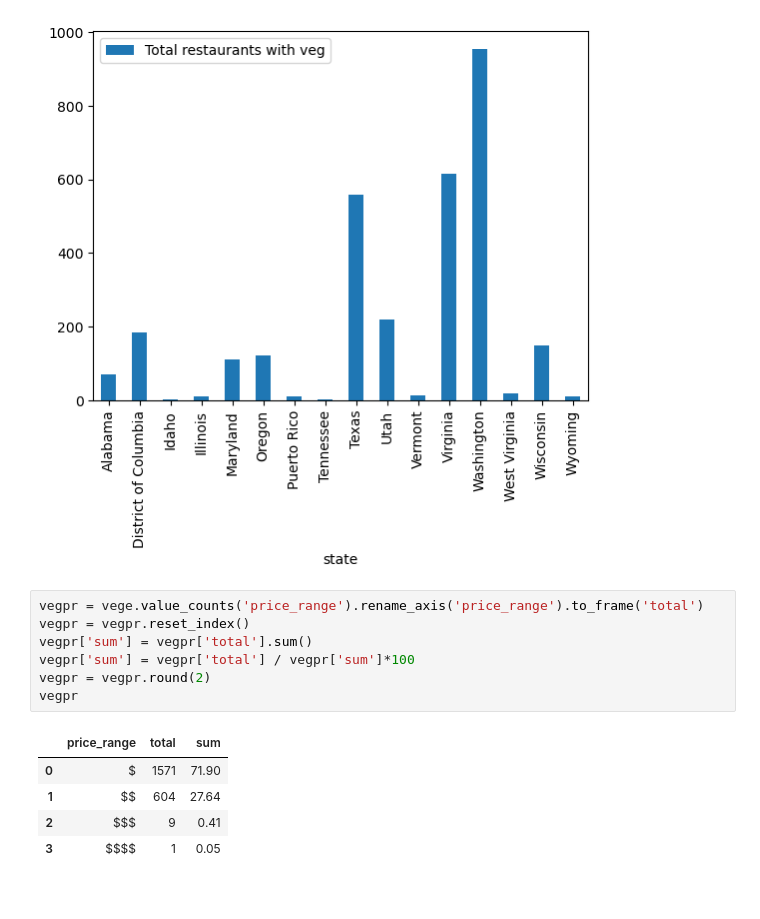
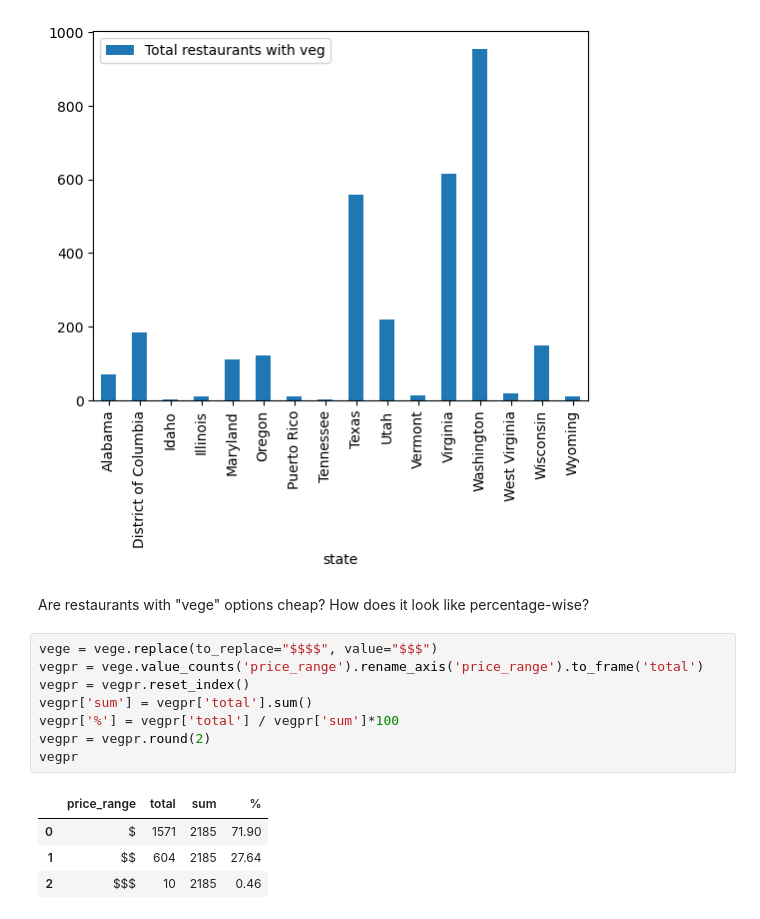
Before and after one commit to infoshareacademy/JDSZR11-DatA_Team, a Jupyter notebook: Basia/stany-wege.ipynb, the cells around one changed output. Drawn from its saved outputs; the diff is of its cells as text.

```diff
--- a/Basia/stany-wege.ipynb
+++ b/Basia/stany-wege.ipynb
@@ -233,16 +202,18 @@ vegsum.plot(kind='bar', x='state', y='Total restaurants with veg')
 plt.show()
 # %% [output]
 [figure]
+# %% [markdown]
+Are restaurants with "vege" options cheap? How does it look like percentage-wise?
 # %%
+vege = vege.replace(to_replace="$$$$", value="$$$")
 vegpr = vege.value_counts('price_range').rename_axis('price_range').to_frame('total')
 vegpr = vegpr.reset_index()
 vegpr['sum'] = vegpr['total'].sum()
-vegpr['sum'] = vegpr['total'] / vegpr['sum']*100
+vegpr['%'] = vegpr['total'] / vegpr['sum']*100
 vegpr = vegpr.round(2)
 vegpr
 # %% [output]
-|  | price_range | total | sum |
-| 0 | $ | 1571 | 71.90 |
-| 1 | $$ | 604 | 27.64 |
-| 2 | $$$ | 9 | 0.41 |
-| 3 | $$$$ | 1 | 0.05 |
+|  | price_range | total | sum | % |
+| 0 | $ | 1571 | 2185 | 71.90 |
+| 1 | $$ | 604 | 2185 | 27.64 |
+| 2 | $$$ | 10 | 2185 | 0.46 |
```
Also changed, not shown: parts of 41 cells of this notebook, 1 other file.
